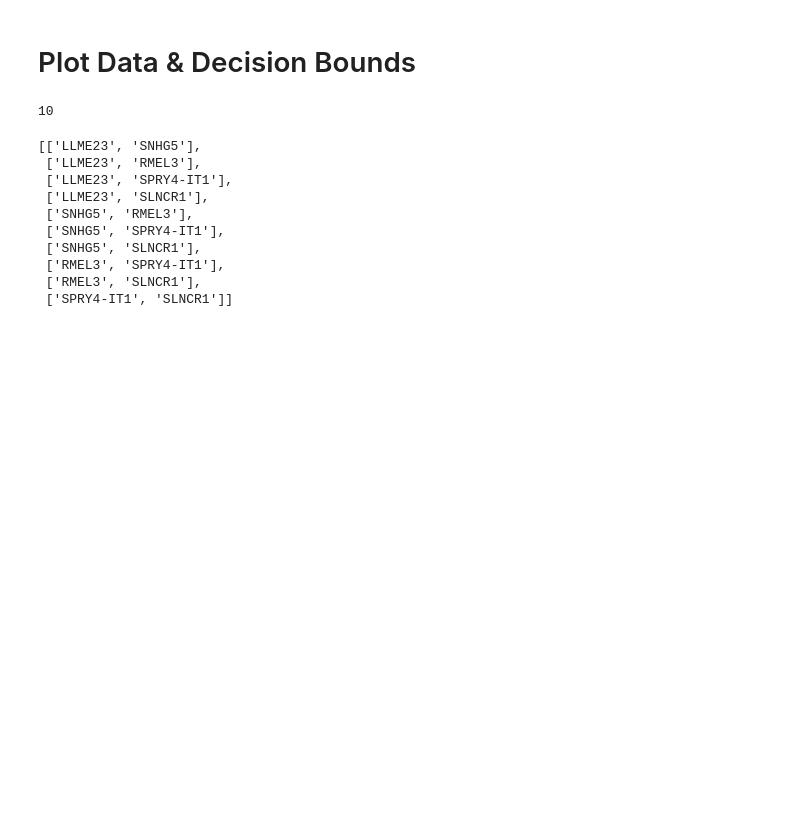
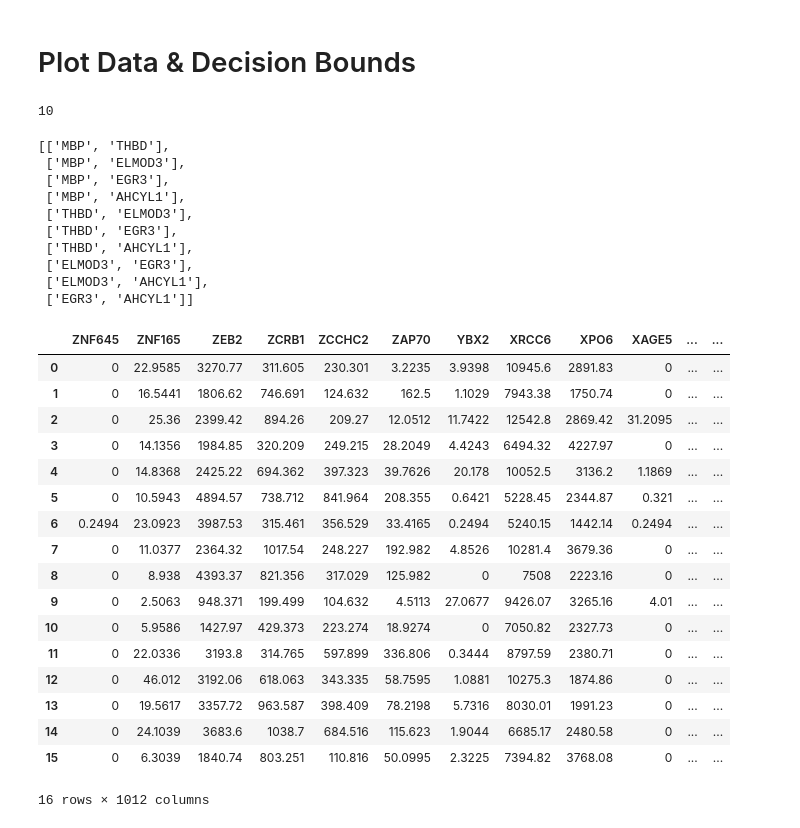
Before and after one commit to JonnyTran/lncrna-melanoma-immunoresponse, a Jupyter notebook: notebooks/lncRNA-melanoma-immunoresponse.ipynb, the cells around one changed output. Drawn from its saved outputs; the diff is of its cells as text; code cells hidden in the pictures; blank space fills up the shorter version.

```diff
--- a/notebooks/lncRNA-melanoma-immunoresponse.ipynb
+++ b/notebooks/lncRNA-melanoma-immunoresponse.ipynb
@@ -576,10 +603,10 @@ for lncrna in lncrna_list:
 # %% [markdown]
 # Try sklearn.feature_selection
 # %%
-# sfm = SelectFromModel(DecisionTreeClassifier(max_features=2, max_depth=2), threshold=None)
-sfm = d(model, threshold=None, prefit=True)
+sfm = SelectFromModel(DecisionTreeClassifier(max_features=5, max_depth=5), threshold=None)
+# sfm = d(model, threshold=None, prefit=True)
 # %%
-# sfm.fit(X, y)
+sfm.fit(X, y)
 # sfm.transform(X)
 sfm.get_params()
 sfm.estimator.get_params()
@@ -615,7 +640,8 @@ ValueError: The underlying estimator SVC has no `coef_` or `feature_importances_
 # %%
 # candidate_lncrna_list = candidate_lncrna["lncrna"].tolist()
 # candidate_lncrna_list = lncrnas_available[sfm.get_support()].tolist() # From feature selector
-candidate_lncrna_list = ["LLME23", "SNHG5", "RMEL3", "SPRY4-IT1", "SLNCR1"]
+# candidate_lncrna_list = ["LLME23", "SNHG5", "RMEL3", "SPRY4-IT1", "SLNCR1"]
+candidate_lncrna_list = ["MBP", "THBD", "ELMOD3", "EGR3", "AHCYL1"]
 # candidate_lncrna_list = list(lncrna_list)
 
 features = []
@@ -628,16 +654,37 @@ print len(features)
 features
 # %% [output]
 10
-[['LLME23', 'SNHG5'],
- ['LLME23', 'RMEL3'],
- ['LLME23', 'SPRY4-IT1'],
- ['LLME23', 'SLNCR1'],
- ['SNHG5', 'RMEL3'],
- ['SNHG5', 'SPRY4-IT1'],
- ['SNHG5', 'SLNCR1'],
- ['RMEL3', 'SPRY4-IT1'],
- ['RMEL3', 'SLNCR1'],
- ['SPRY4-IT1', 'SLNCR1']]
+[['MBP', 'THBD'],
+ ['MBP', 'ELMOD3'],
+ ['MBP', 'EGR3'],
+ ['MBP', 'AHCYL1'],
+ ['THBD', 'ELMOD3'],
+ ['THBD', 'EGR3'],
+ ['THBD', 'AHCYL1'],
+ ['ELMOD3', 'EGR3'],
+ ['ELMOD3', 'AHCYL1'],
+ ['EGR3', 'AHCYL1']]
+# %%
+X
+# %% [output]
+|  | ZNF645 | ZNF165 | ZEB2 | ZCRB1 | ZCCHC2 | ZAP70 | YBX2 | XRCC6 | XPO6 | XAGE5 | ... | ... |
+| 0 | 0 | 22.9585 | 3270.77 | 311.605 | 230.301 | 3.2235 | 3.9398 | 10945.6 | 2891.83 | 0 | ... | ... |
+| 1 | 0 | 16.5441 | 1806.62 | 746.691 | 124.632 | 162.5 | 1.1029 | 7943.38 | 1750.74 | 0 | ... | ... |
+| 2 | 0 | 25.36 | 2399.42 | 894.26 | 209.27 | 12.0512 | 11.7422 | 12542.8 | 2869.42 | 31.2095 | ... | ... |
+| 3 | 0 | 14.1356 | 1984.85 | 320.209 | 249.215 | 28.2049 | 4.4243 | 6494.32 | 4227.97 | 0 | ... | ... |
+| 4 | 0 | 14.8368 | 2425.22 | 694.362 | 397.323 | 39.7626 | 20.178 | 10052.5 | 3136.2 | 1.1869 | ... | ... |
+| 5 | 0 | 10.5943 | 4894.57 | 738.712 | 841.964 | 208.355 | 0.6421 | 5228.45 | 2344.87 | 0.321 | ... | ... |
+| 6 | 0.2494 | 23.0923 | 3987.53 | 315.461 | 356.529 | 33.4165 | 0.2494 | 5240.15 | 1442.14 | 0.2494 | ... | ... |
+| 7 | 0 | 11.0377 | 2364.32 | 1017.54 | 248.227 | 192.982 | 4.8526 | 10281.4 | 3679.36 | 0 | ... | ... |
+| 8 | 0 | 8.938 | 4393.37 | 821.356 | 317.029 | 125.982 | 0 | 7508 | 2223.16 | 0 | ... | ... |
+| 9 | 0 | 2.5063 | 948.371 | 199.499 | 104.632 | 4.5113 | 27.0677 | 9426.07 | 3265.16 | 4.01 | ... | ... |
+| 10 | 0 | 5.9586 | 1427.97 | 429.373 | 223.274 | 18.9274 | 0 | 7050.82 | 2327.73 | 0 | ... | ... |
+| 11 | 0 | 22.0336 | 3193.8 | 314.765 | 597.899 | 336.806 | 0.3444 | 8797.59 | 2380.71 | 0 | ... | ... |
+| 12 | 0 | 46.012 | 3192.06 | 618.063 | 343.335 | 58.7595 | 1.0881 | 10275.3 | 1874.86 | 0 | ... | ... |
+| 13 | 0 | 19.5617 | 3357.72 | 963.587 | 398.409 | 78.2198 | 5.7316 | 8030.01 | 1991.23 | 0 | ... | ... |
+| 14 | 0 | 24.1039 | 3683.6 | 1038.7 | 684.516 | 115.623 | 1.9044 | 6685.17 | 2480.58 | 0 | ... | ... |
+| 15 | 0 | 6.3039 | 1840.74 | 803.251 | 110.816 | 50.0995 | 2.3225 | 7394.82 | 3768.08 | 0 | ... | ... |
+16 rows × 1012 columns
 # %%
 for i, axis in enumerate(features):
     X_sub = X[axis]
```
Also changed, not shown: parts of 18 cells of this notebook.
